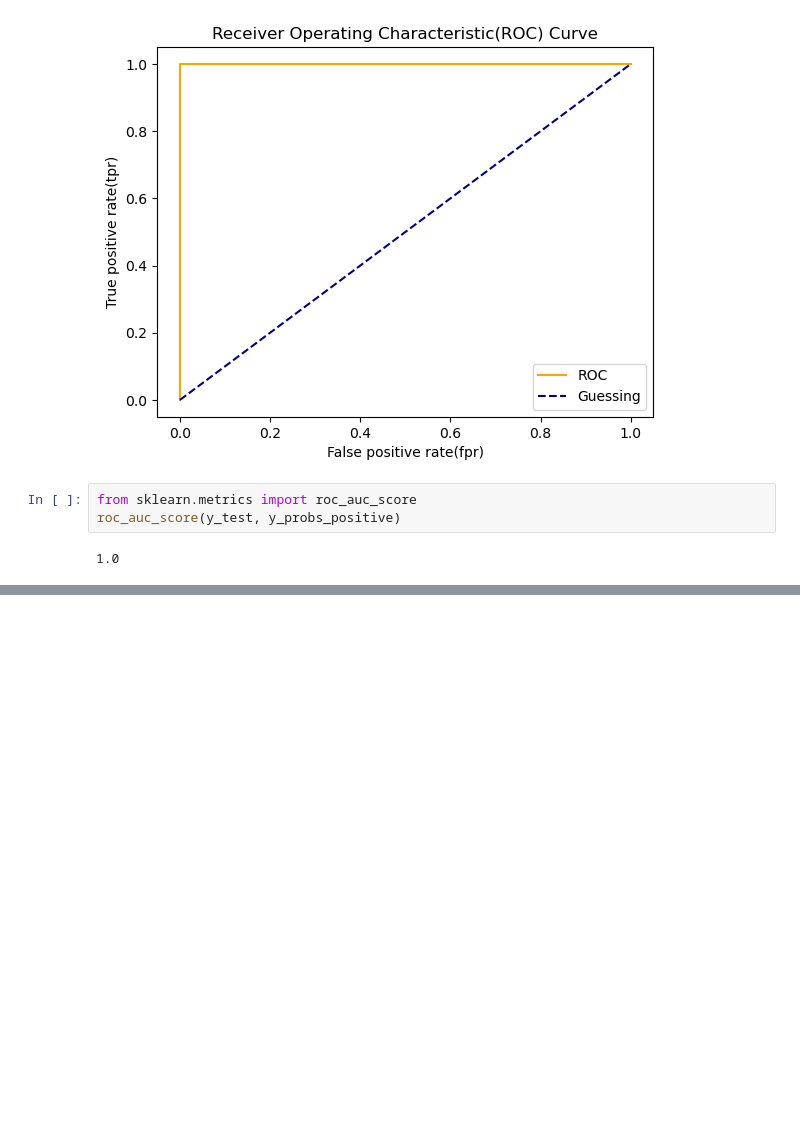
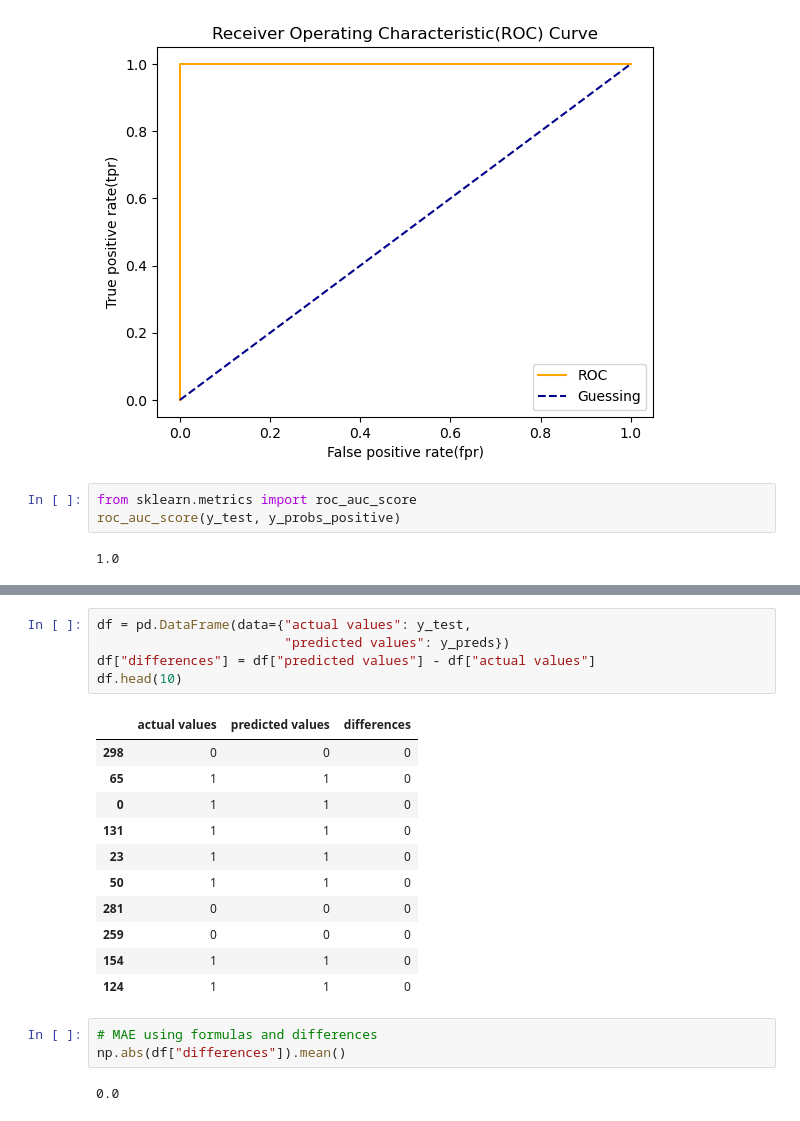
Before and after one commit to soumya0424/AI-ML, a Jupyter notebook: Scikit-Learn.ipynb, the cells around one changed output, grey strips where cells are left out. Saved outputs shown, nothing was run; the diff lists cells and outputs as text; blank space fills up the shorter version.

```diff
--- a/Scikit-Learn.ipynb
+++ b/Scikit-Learn.ipynb
@@ -1234,0 +1287,22 @@ pd.DataFrame(classification_report(disease_true,
+# %%
+df = pd.DataFrame(data={"actual values": y_test,
+                        "predicted values": y_preds})
+df["differences"] = df["predicted values"] - df["actual values"]
+df.head(10)
+# %% [output]
+|  | actual values | predicted values | differences |
+| 298 | 0 | 0 | 0 |
+| 65 | 1 | 1 | 0 |
+| 0 | 1 | 1 | 0 |
+| 131 | 1 | 1 | 0 |
+| 23 | 1 | 1 | 0 |
+| 50 | 1 | 1 | 0 |
+| 281 | 0 | 0 | 0 |
+| 259 | 0 | 0 | 0 |
+| 154 | 1 | 1 | 0 |
+| 124 | 1 | 1 | 0 |
+# %%
+# MAE using formulas and differences
+np.abs(df["differences"]).mean()
+# %% [output]
+0.0
```
Also changed, not shown: parts of 46 cells of this notebook, 1 other file.
